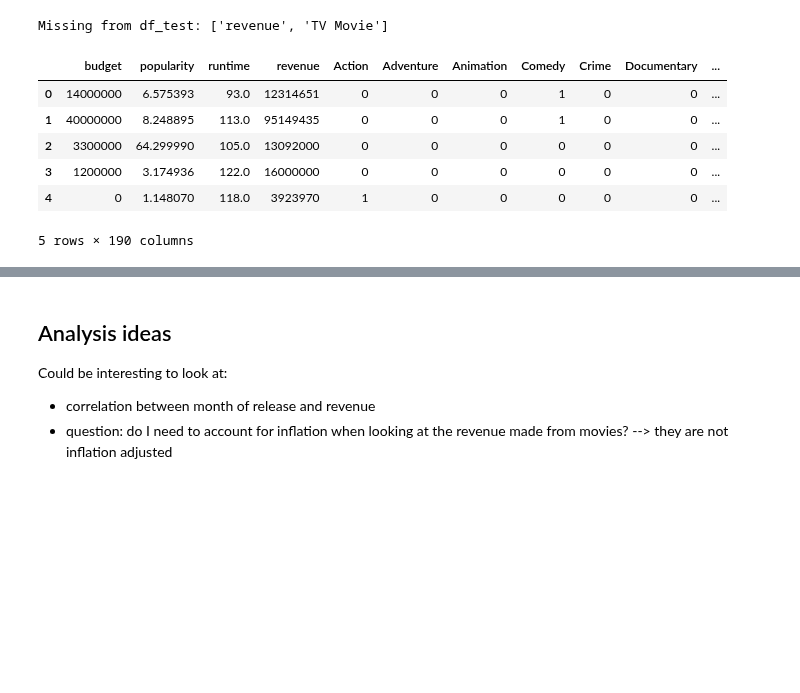
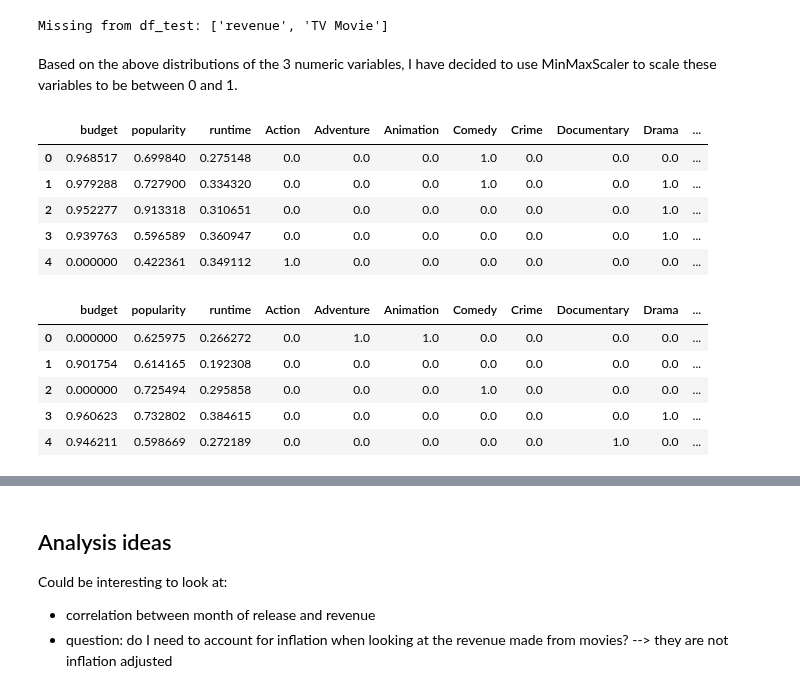
Before and after one commit to julianikulski/tmdb, a Jupyter notebook: tmdb.ipynb, the cells around one changed output, grey strips where cells are left out. Saved outputs shown, nothing was run; the diff lists cells and outputs as text; code cells hidden in the pictures; blank space fills up the shorter version.

Commit message:
feat: Log transform and scale train and test features

```diff
--- a/tmdb.ipynb
+++ b/tmdb.ipynb
@@ -1617,13 +1617,47 @@ for missing in missing_from_test:
         df_train.drop(missing, axis=1, inplace=True)
 # %% [output]
 Missing from df_test: ['revenue', 'TV Movie']
+# %%
+# Separate revenue variable from df_train
+train_revenue = df_train['revenue']
+train_features = df_train.drop('revenue', axis=1)
+# %% [markdown]
+Based on the above distributions of the 3 numeric variables, I have decided to use MinMaxScaler to scale these variables to be between 0 and 1.
+# %%
+# Transform budget and popularity variables
+numeric_vars = ['budget', 'popularity']
+train_features[numeric_vars] = train_features[numeric_vars].apply(lambda x: np.log(x + 1))
+df_test[numeric_vars] = df_test[numeric_vars].apply(lambda x: np.log(x + 1))
+
+# Convert arrays back to dataframes
+train_features_minmax = pd.DataFrame(data = train_features)
+df_test_minmax = pd.DataFrame(data = df_test)
+
+# Scaling all datapoints between 0 and 1
+scaler = MinMaxScaler()
+scaler.fit(train_features_minmax)
+train_features_minmax = scaler.transform(train_features_minmax)
+df_test_minmax = scaler.transform(df_test_minmax)
+
+# Convert arrays back to dataframes
+train_features_df = pd.DataFrame(data = train_features_minmax, columns = train_features.columns)
+test_features_df = pd.DataFrame(data = df_test_minmax, columns = df_test.columns)
+# %%
+pd.options.display.max_columns = None
+train_features_df.head()
+# %% [output]
+|  | budget | popularity | runtime | Action | Adventure | Animation | Comedy | Crime | Documentary | Drama | ... |
+| 0 | 0.968517 | 0.699840 | 0.275148 | 0.0 | 0.0 | 0.0 | 1.0 | 0.0 | 0.0 | 0.0 | ... |
+| 1 | 0.979288 | 0.727900 | 0.334320 | 0.0 | 0.0 | 0.0 | 1.0 | 0.0 | 0.0 | 1.0 | ... |
+| 2 | 0.952277 | 0.913318 | 0.310651 | 0.0 | 0.0 | 0.0 | 0.0 | 0.0 | 0.0 | 1.0 | ... |
+| 3 | 0.939763 | 0.596589 | 0.360947 | 0.0 | 0.0 | 0.0 | 0.0 | 0.0 | 0.0 | 1.0 | ... |
+| 4 | 0.000000 | 0.422361 | 0.349112 | 1.0 | 0.0 | 0.0 | 0.0 | 0.0 | 0.0 | 0.0 | ... |
 # %%
-df_train.head()
+test_features_df.head()
 # %% [output]
-|  | budget | popularity | runtime | revenue | Action | Adventure | Animation | Comedy | Crime | Documentary | ... |
-| 0 | 14000000 | 6.575393 | 93.0 | 12314651 | 0 | 0 | 0 | 1 | 0 | 0 | ... |
-| 1 | 40000000 | 8.248895 | 113.0 | 95149435 | 0 | 0 | 0 | 1 | 0 | 0 | ... |
-| 2 | 3300000 | 64.299990 | 105.0 | 13092000 | 0 | 0 | 0 | 0 | 0 | 0 | ... |
-| 3 | 1200000 | 3.174936 | 122.0 | 16000000 | 0 | 0 | 0 | 0 | 0 | 0 | ... |
-| 4 | 0 | 1.148070 | 118.0 | 3923970 | 1 | 0 | 0 | 0 | 0 | 0 | ... |
+|  | budget | popularity | runtime | Action | Adventure | Animation | Comedy | Crime | Documentary | Drama | ... |
+| 0 | 0.000000 | 0.625975 | 0.266272 | 0.0 | 1.0 | 1.0 | 0.0 | 0.0 | 0.0 | 0.0 | ... |
+| 1 | 0.901754 | 0.614165 | 0.192308 | 0.0 | 0.0 | 0.0 | 0.0 | 0.0 | 0.0 | 0.0 | ... |
+| 2 | 0.000000 | 0.725494 | 0.295858 | 0.0 | 0.0 | 0.0 | 1.0 | 0.0 | 0.0 | 0.0 | ... |
+| 3 | 0.960623 | 0.732802 | 0.384615 | 0.0 | 0.0 | 0.0 | 0.0 | 0.0 | 0.0 | 1.0 | ... |
+| 4 | 0.946211 | 0.598669 | 0.272189 | 0.0 | 0.0 | 0.0 | 0.0 | 0.0 | 1.0 | 0.0 | ... |
-5 rows × 190 columns
```
Also changed, not shown: parts of 3 cells of this notebook.
